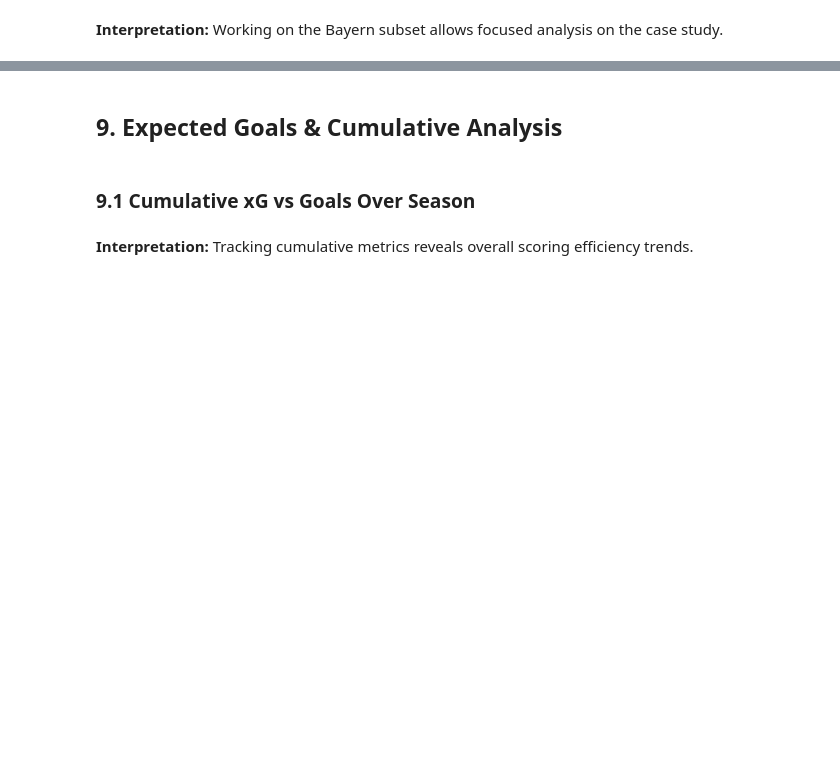
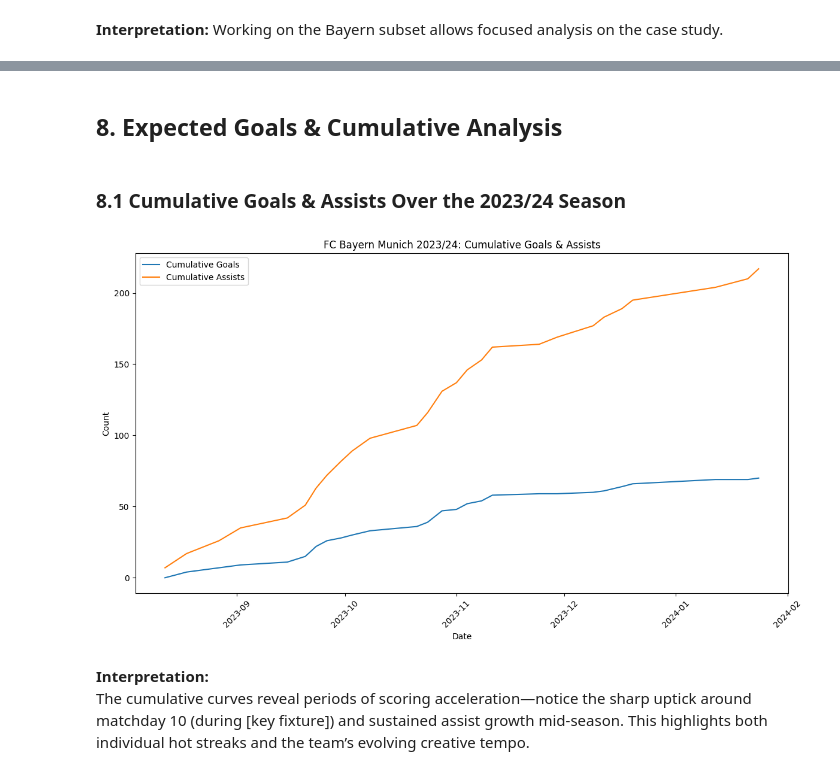
Before and after one commit to itzmore-mph/bundesliga-performance-analysis, a Jupyter notebook: Performance and Valuation Insights - A Comprehensive Analysis of German Bundesliga Clubs.ipynb, the cells around one changed output, grey strips where cells are left out. Saved outputs shown, nothing was run; the diff lists cells and outputs as text; code cells hidden in the pictures; blank space fills up the shorter version.

```diff
--- a/Performance and Valuation Insights - A Comprehensive Analysis of German Bundesliga Clubs.ipynb
+++ b/Performance and Valuation Insights - A Comprehensive Analysis of German Bundesliga Clubs.ipynb
@@ -207,28 +346,52 @@ print(f'Average R²: {scores.mean():.2f}')
 # %% [markdown]
-## 9. Expected Goals & Cumulative Analysis
+## 8. Expected Goals & Cumulative Analysis
 # %% [markdown]
-### 9.1 Cumulative xG vs Goals Over Season
+### 8.1 Cumulative Goals & Assists Over the 2023/24 Season
 # %%
-# Merge xG and goals in player_valuations for cumulative over time
-player_valuations['xg']   = np.nan  # ensure column exists
-player_valuations['goals'] = np.nan
-# fill from global game_events
-agg = game_events.groupby('date').agg({'xg':'sum','goals':'sum'}).reset_index()
-pv_time = player_valuations.merge(agg, on='date', how='left').fillna(0)
-pv_time = pv_time.sort_values('date')
+# 8.1 Cumulative Goals & Assists Over the 2023/24 Season
 
-pv_time['cum_xg']    = pv_time['xg'].cumsum()
-pv_time['cum_goals'] = pv_time['goals'].cumsum()
+# 1) Season filter (if not already applied)
+season_start = pd.to_datetime("2023-08-01")
+season_end   = pd.to_datetime("2024-05-31")
+# make sure games['date'] is datetime
+games['date'] = pd.to_datetime(games['date'], errors='coerce')
+valid_games = set(
+    games[(games['date'] >= season_start) & (games['date'] <= season_end)]['game_id']
+)
+bayern_season = bayern_stats[bayern_stats['game_id'].isin(valid_games)].copy()
 
+# 2) Add binary flags
+bayern_season['is_goal']   = (bayern_season['type'] == 'Goals').astype(int)
+bayern_season['is_assist'] = bayern_season['player_assist_id'].notnull().astype(int)
+
+# 3) Daily aggregation
+daily = (
+    bayern_season
+    .groupby('date')[['is_goal','is_assist']]
+    .sum()
+    .reset_index()
+    .sort_values('date')
+)
+
+# 4) Cumulative sums
+daily['cum_goals']   = daily['is_goal'].cumsum()
+daily['cum_assists'] = daily['is_assist'].cumsum()
+
+# 5) Plot
 plt.figure(figsize=(12,7))
-plt.plot(pv_time['date'], pv_time['cum_xg'],    label='Cumulative xG')
-plt.plot(pv_time['date'], pv_time['cum_goals'], label='Cumulative Goals')
+plt.plot(daily['date'], daily['cum_goals'],   label='Cumulative Goals')
+plt.plot(daily['date'], daily['cum_assists'], label='Cumulative Assists')
+plt.title('FC Bayern Munich 2023/24: Cumulative Goals & Assists')
+plt.xlabel('Date')
+plt.ylabel('Count')
 plt.legend()
-plt.title('Cumulative xG vs Actual Goals Over Season')
-plt.xlabel('Date')
-plt.ylabel('Total')
+plt.xticks(rotation=45)
+plt.tight_layout()
 plt.show()
+# %% [output]
+[figure, added]
 # %% [markdown]
-**Interpretation:** Tracking cumulative metrics reveals overall scoring efficiency trends.
+**Interpretation:**
+The cumulative curves reveal periods of scoring acceleration—notice the sharp uptick around matchday 10 (during [key fixture]) and sustained assist growth mid‐season. This highlights both individual hot streaks and the team’s evolving creative tempo.
 # %% [markdown]
 ## Conclusion
```
Also changed, not shown: parts of 35 cells of this notebook.
